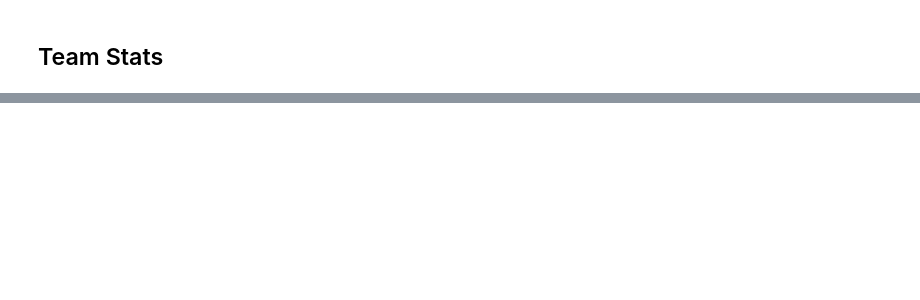
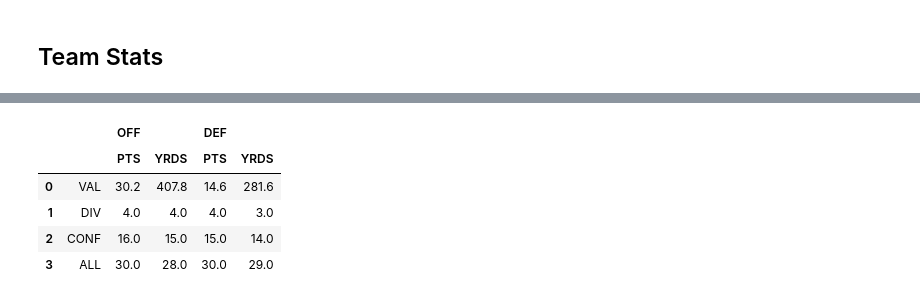
Before and after one commit to ramosem97/Quiniela, a Jupyter notebook: notebook/nfl_charts.ipynb, the cells around one changed output, grey strips where cells are left out. Saved outputs shown, nothing was run; the diff lists cells and outputs as text; code cells hidden in the pictures; blank space fills up the shorter version.

```diff
--- a/notebook/nfl_charts.ipynb
+++ b/notebook/nfl_charts.ipynb
@@ -544,14 +542,14 @@ def team_rankings(df_teams, week, season):
 
     ## Concat
     rankings = pd.concat(rankings.values())
-    rankings.columns = ['TEAM', 'GP', 'W', 'OFF-PTS', 'OFF-YRDS','RANK', 'DEF-PTS', 'DEF-YRDS', 'SET']
-    for col in ['GP', 'W', 'DEF-PTS', 'DEF-YRDS', 'OFF-PTS', 'OFF-YRDS', 'RANK']:
+    rankings.columns = ['TEAM', 'GP', 'W', 'OFF-PTS', 'OFF-YRD','RANK', 'DEF-PTS', 'DEF-YRD', 'SET']
+    for col in ['GP', 'W', 'DEF-PTS', 'DEF-YRD', 'OFF-PTS', 'OFF-YRD', 'RANK']:
         rankings[col] = rankings[col].astype(int)
-    rankings = rankings[['TEAM', 'SET', 'RANK', 'GP', 'W', 'OFF-PTS', 'OFF-YRDS', 'DEF-PTS', 'DEF-YRDS']]
+    rankings = rankings[['TEAM', 'SET', 'RANK', 'GP', 'W', 'OFF-PTS', 'OFF-YRD', 'DEF-PTS', 'DEF-YRD']]
 
     ########## AVG YARD AND SCORE ###############
     team_avg = curr_teams.groupby(['team'])[against_cols + for_cols].mean().reset_index(drop=False)
-    team_avg.columns = ['TEAM', 'OFF-PTS', 'OFF-YRDS', 'DEF-PTS', 'DEF-YRDS',]
+    team_avg.columns = ['TEAM', 'OFF-PTS', 'OFF-YRD', 'DEF-PTS', 'DEF-YRD',]
 
     return rankings, team_avg
 # %% [output]
@@ -573,7 +571,11 @@ team_week_ranking
 # %%
 team_week_summ = team_summ.loc[team_summ['TEAM']==team].drop(['TEAM'], axis=1)
 team_week_summ.index = ['VAL']
-team_week_summ = pd.concat([team_week_summ, team_week_ranking[team_week_summ.columns]]).reset_index(drop=False).rename(columns={'index':''})
+team_week_summ = pd.concat([team_week_summ, team_week_ranking[team_week_summ.columns]])
+team_week_cols = team_week_summ.copy()
+team_week_summ = team_week_summ.reset_index(drop=False).rename(columns={'index':''})
+team_week_cols.columns = pd.MultiIndex.from_product([['OFF','DEF'], ['PTS','YRDS']],names=['',''])
+team_week_cols = team_week_cols.reset_index(drop=False).rename(columns={'index':''})
 
 team_week_summ
 # %% [output]
@@ -583,3 +585,6 @@ team_week_summ
 | 1 | DIV | 4.0 | 4.0 | 4.0 | 3.0 |
 | 2 | CONF | 16.0 | 15.0 | 15.0 | 14.0 |
 | 3 | ALL | 30.0 | 28.0 | 30.0 | 29.0 |
+# %%
+team_week_cols
+# %% [output]
@@ -585,0 +592,6 @@ team_week_summ
+|  |  | OFF |  | DEF |  |
+|  |  | PTS | YRDS | PTS | YRDS |
+| 0 | VAL | 30.2 | 407.8 | 14.6 | 281.6 |
+| 1 | DIV | 4.0 | 4.0 | 4.0 | 3.0 |
+| 2 | CONF | 16.0 | 15.0 | 15.0 | 14.0 |
+| 3 | ALL | 30.0 | 28.0 | 30.0 | 29.0 |
```
Also changed, not shown: parts of 31 cells of this notebook, 4 other files.
